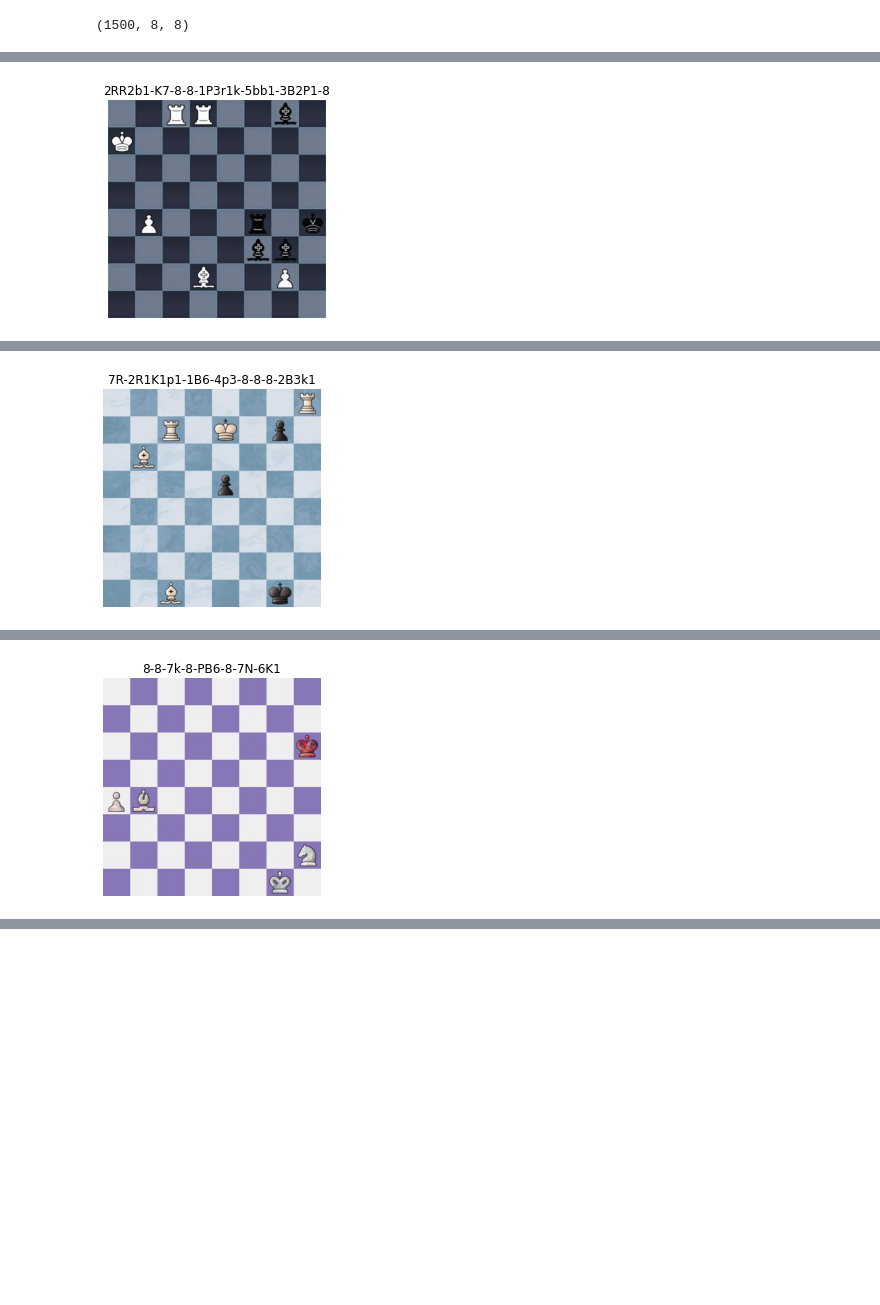
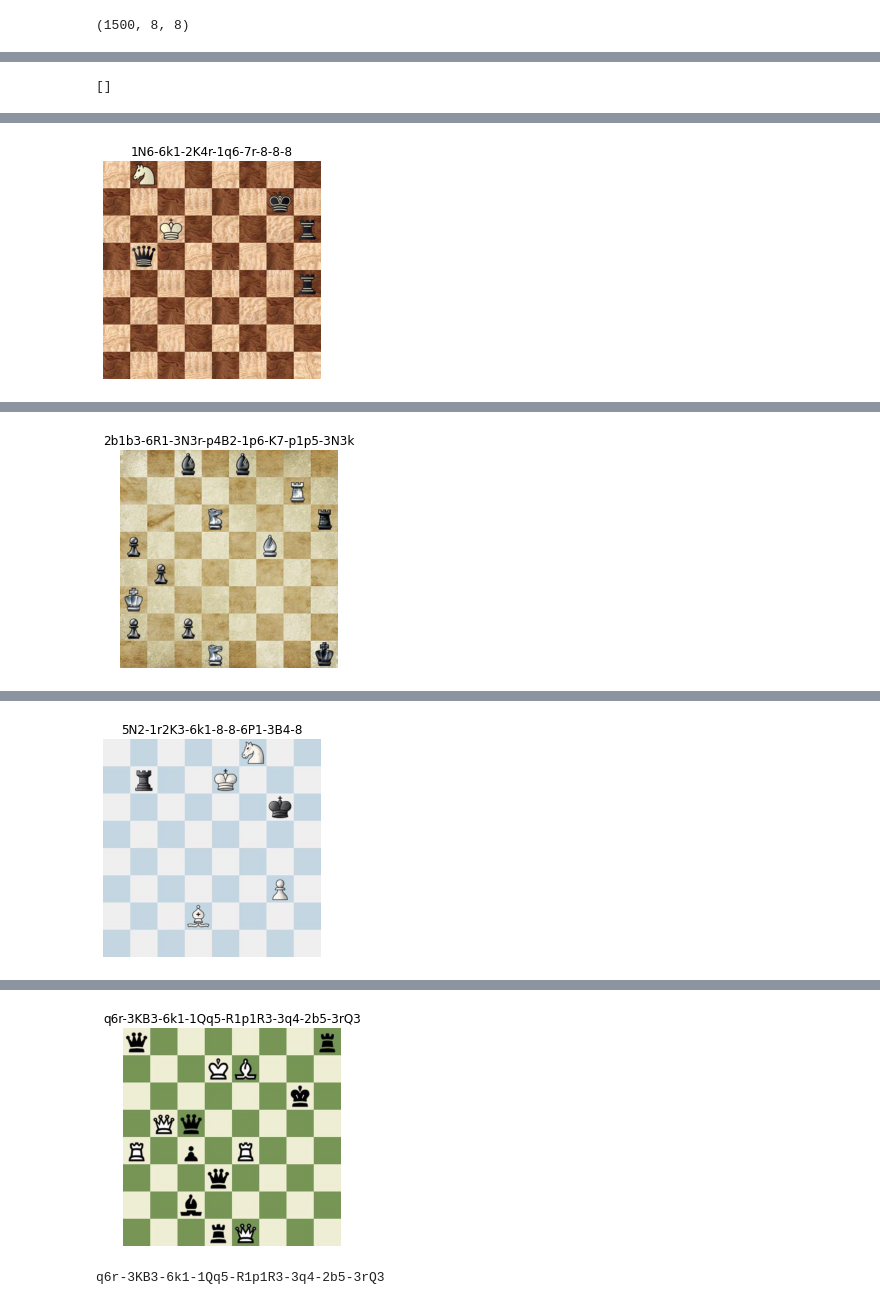
Before and after one commit to jake314jake/ChessFENDeepLearningPrediction, a Jupyter notebook: ChessFENAi.ipynb, the cells around one changed output, grey strips where cells are left out. Saved outputs shown, nothing was run; the diff lists cells and outputs as text; code cells hidden in the pictures; blank space fills up the shorter version.

Commit message:
update to model.fit

```diff
--- a/ChessFENAi.ipynb
+++ b/ChessFENAi.ipynb
@@ -128,6 +186,7 @@ def process_image(img):
     downsample_size = 200
     square_size = int(downsample_size/8)
     img_read = io.imread(img)
+    img_read=img_read/255.0
     img_read = transform.resize(
       img_read, (downsample_size, downsample_size), mode='constant')
     tiles = view_as_blocks(img_read, block_shape=(square_size, square_size, 3))
@@ -136,19 +195,19 @@ def process_image(img):
 # %%
 def Input_gen(features):
     for i, img in enumerate(features):
-        y = onehot_from_fen(fen_from_filename(img))
-        x = process_image(img)
-        yield x, y
+        data = process_image(img)
+        label = onehot_from_fen(fen_from_filename(img))
+
+        yield data, label
 # %%
 img_rows = 25
 img_cols = 25
 
 # Setup hyper parameters for deep learning
-EPOCHS = 100
+
+EPOCHS = 10
 BATCH_SIZE = 32
-VERBOSE = 1
 NB_CLASSES = 13
-VALIDATION_SPLIT = 0.1
 # %%
 model = Sequential()
 # %%
@@ -207,9 +266,10 @@ model.compile(optimizer='adam',
               loss='categorical_crossentropy',
               metrics=['accuracy'])
 # %%
-model.fit_generator(Input_gen(train),
-                    steps_per_epoch=train_size//EPOCHS,
-                    epochs=EPOCHS,
-                    validation_data=Input_gen(val),
-                    validation_steps=val_size//EPOCHS)
+model.fit(Input_gen(train),
+          batch_size = BATCH_SIZE,
+          epochs = EPOCHS,
+          validation_data=Input_gen(val),
+          steps_per_epoch=train_size//BATCH_SIZE,
+          validation_steps=val_size//BATCH_SIZE)
 # %% [output]
@@ -275,3 +319,8 @@ Final Accuracy: 0.89600%
+# %%
+
+print([i for i, (x, y) in enumerate(zip(pred_fens, test_fens)) if x != y])
+# %% [output]
+[]
 # %%
 def display_with_predicted_fen(image):
     pred = model.predict(process_image(image)).argmax(axis=1).reshape(-1, 8, 8)
@@ -287,4 +336,7 @@ display_with_predicted_fen(test[1])
 print(fen_from_filename(test[1]))
 display_with_predicted_fen(test[2])
 print(fen_from_filename(test[2]))
+
+display_with_predicted_fen(test[1498])
+print(fen_from_filename(test[1498]))
 # %% [output]
@@ -292 +344 @@ print(fen_from_filename(test[2]))
-[figure, old version]
+[figure, new version]
@@ -295 +347 @@ print(fen_from_filename(test[2]))
-[figure, old version]
+[figure, new version]
@@ -298 +350 @@ print(fen_from_filename(test[2]))
-[figure, old version]
+[figure, new version]
@@ -299,0 +353,2 @@ print(fen_from_filename(test[2]))
+[figure, added]
+q6r-3KB3-6k1-1Qq5-R1p1R3-3q4-2b5-3rQ3
```
Also changed, not shown: parts of 12 cells of this notebook.
